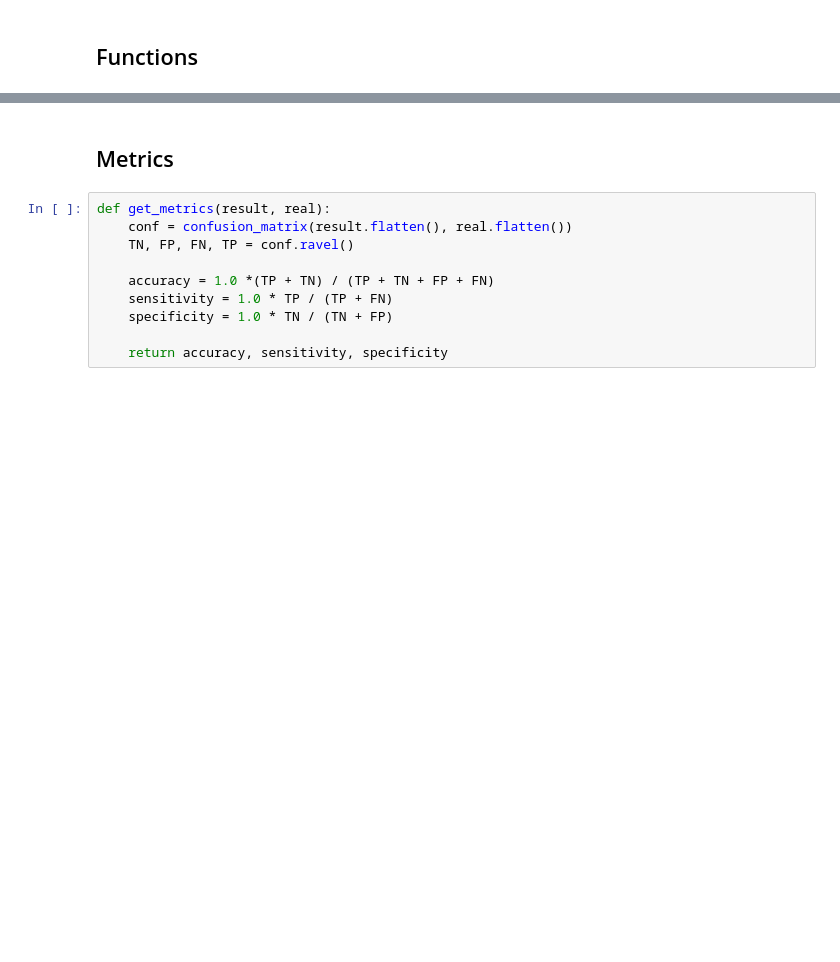
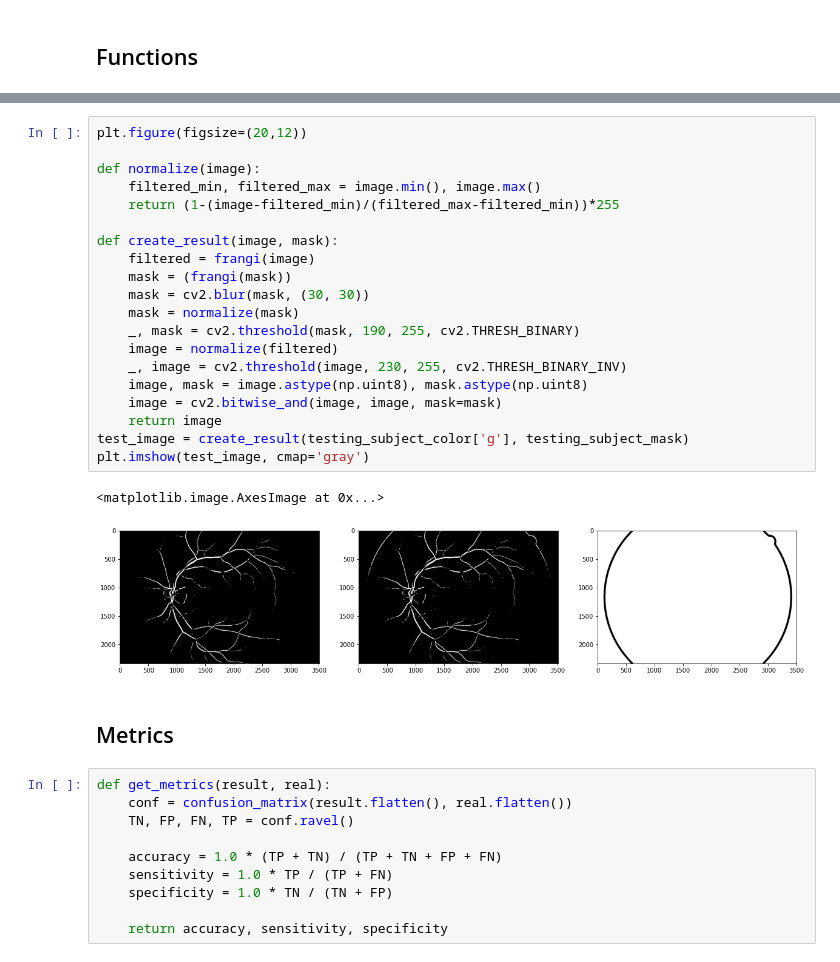
Before and after one commit to Ag0r9/Segmenting-Retinal-Blood-Vessels, a Jupyter notebook: notebooks/classic_CV.ipynb, the cells around one changed output, grey strips where cells are left out. Cells and saved outputs as stored; diff of their text form; blank space fills up the shorter version.

```diff
--- a/notebooks/classic_CV.ipynb
+++ b/notebooks/classic_CV.ipynb
@@ -131,3 +111,26 @@ array([[0., 0., 0., ..., 0., 0., 0.],
+# %%
+plt.figure(figsize=(20,12))
+
+def normalize(image):
+    filtered_min, filtered_max = image.min(), image.max()
+    return (1-(image-filtered_min)/(filtered_max-filtered_min))*255
+
+def create_result(image, mask):
+    filtered = frangi(image)
+    mask = (frangi(mask))
+    mask = cv2.blur(mask, (30, 30))
+    mask = normalize(mask)
+    _, mask = cv2.threshold(mask, 190, 255, cv2.THRESH_BINARY)
+    image = normalize(filtered)
+    _, image = cv2.threshold(image, 230, 255, cv2.THRESH_BINARY_INV)
+    image, mask = image.astype(np.uint8), mask.astype(np.uint8)
+    image = cv2.bitwise_and(image, image, mask=mask)
+    return image
+test_image = create_result(testing_subject_color['g'], testing_subject_mask)
+plt.imshow(test_image, cmap='gray')
+# %% [output]
+<matplotlib.image.AxesImage at 0x...>
+[figure, added]
 # %% [markdown]
 ## Metrics
 # %%
@@ -135,7 +138,7 @@ def get_metrics(result, real):
     conf = confusion_matrix(result.flatten(), real.flatten())
     TN, FP, FN, TP = conf.ravel()
 
-    accuracy = 1.0 *(TP + TN) / (TP + TN + FP + FN)
+    accuracy = 1.0 * (TP + TN) / (TP + TN + FP + FN)
     sensitivity = 1.0 * TP / (TP + FN)
     specificity = 1.0 * TN / (TN + FP)
 
```
Also changed, not shown: parts of 10 cells of this notebook, 1 other file.
